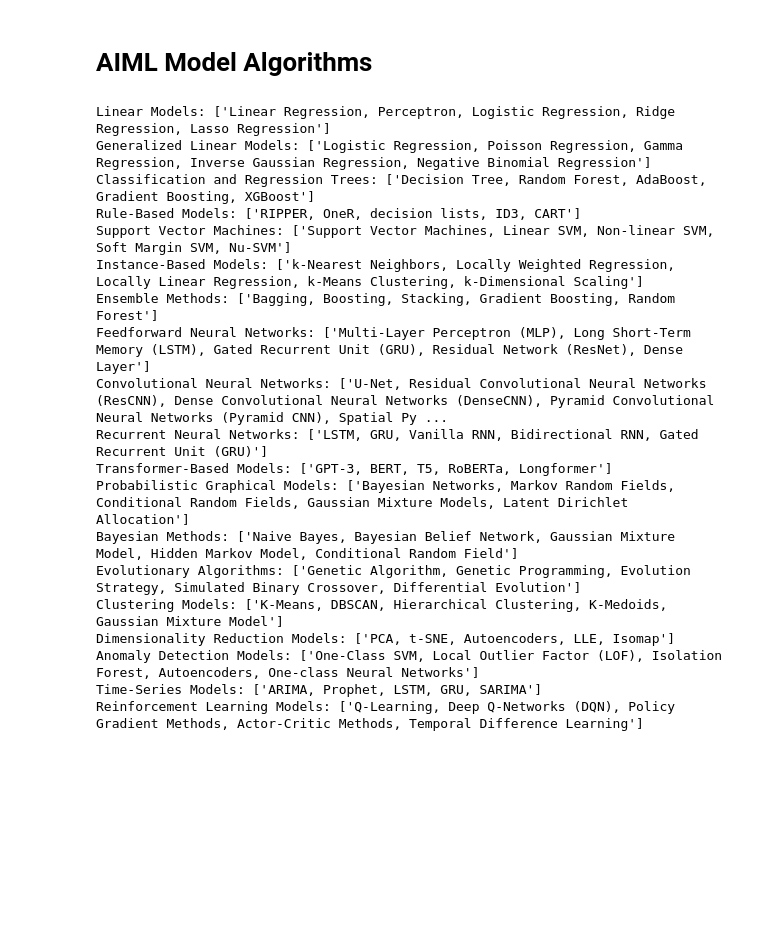
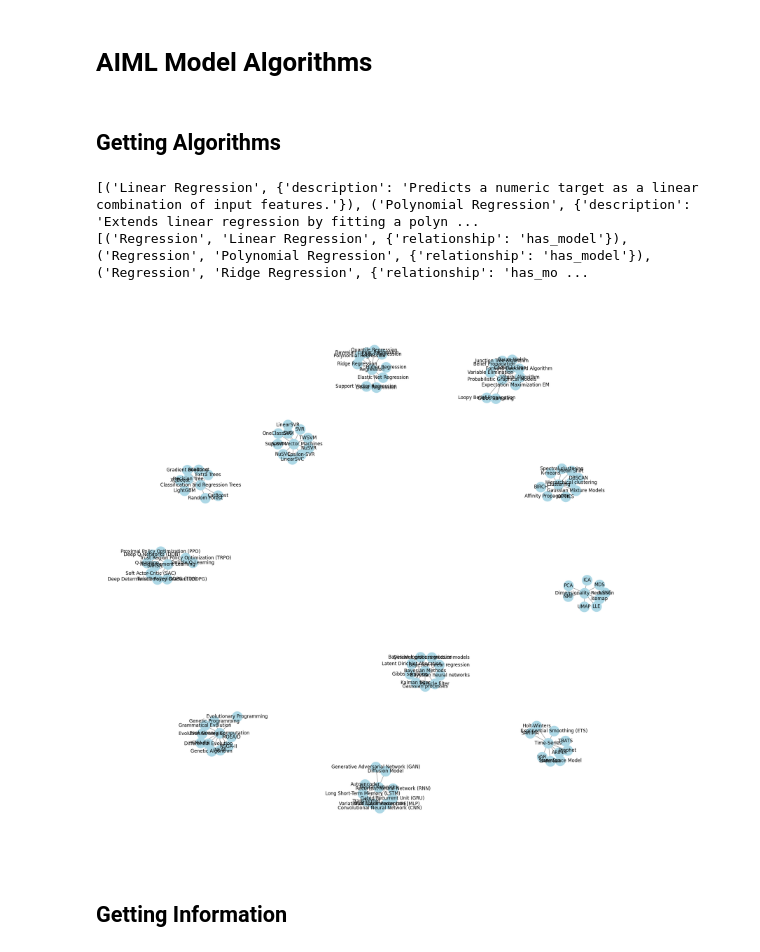
Before and after one commit to SriSanagavarapu/model-explainability, a Jupyter notebook: notebooks/networkx_trial.ipynb, the cells around one changed output. Cells and saved outputs as stored; diff of their text form; code cells hidden in the pictures; blank space fills up the shorter version.

Commit message:
Started the networkx graph

```diff
--- a/notebooks/networkx_trial.ipynb
+++ b/notebooks/networkx_trial.ipynb
@@ -60,0 +78,2 @@ NodeDataView({'Linear Models': {'type': 'AIML Model Family', 'description': 'Mod
+# %%
+graph.add_nodes_from([(i['name'], {'description': i['description']}) for i in json.loads(response.content)], type='AIML Model Family')
@@ -61,41 +96,40 @@ NodeDataView({'Linear Models': {'type': 'AIML Model Family', 'description': 'Mod
 # %% [markdown]
 # AIML Model Algorithms
+# %% [markdown]
+## Getting Algorithms
 # %%
-models_prompt = PromptTemplate.from_template("""List upto 5 popular algorithms belonging to the AIML model family '{model_family}'.
+models_prompt = PromptTemplate.from_template("""List 5-10 popular algorithms belonging to the AIML model family '{model_family}'.
                                              Here is a description of the type of models that belong to this family: {model_family_desc}.
-                                             Provide list of strings as output. Do not number them.
-                                             Use ',' as seperator.
-                                             Return only the list of strings and no other text.""")
+                                             Also provide a sinlge line description of each model family.
+                                             Provide the results as a list of json objects with 'name' and 'description' as keys. Do not number them.
+                                             Return only the list of json objects and no other text. Do not use any special characters. Use pure json format directly parsable by python json library.""")
 # %%
 model_chain = models_prompt | llm | StrOutputParser()
-models = {}
-for k,v in model_families_desc.items():
-    response = model_chain.invoke({'model_family': k, 'model_family_desc': v})
-    resp = response.split("\n")
-    print(f"{k}: {resp}")
-    models[k] = resp
-    # algorithms = [alg.strip() for alg in response.split(",")]
-    # print(f"{model_family}: {algorithms}")
-    # graph.add_nodes_from(algorithms, type='AIML Model Algorithm')
-    # edges = [(model_family, alg) for alg in algorithms]
-    # graph.add_edges_from(edges)
+nodes = []
+edges = []
+for model_fam in model_families:
+    response = model_chain.invoke({'model_family': model_fam['name'], 'model_family_desc': model_fam['description']})
+    # print(response)
+    models = json.loads(response)
+    for model in models:
+        nodes.append((model['name'], {'description': model['description']}))
+        edges.append((model_fam['name'], model['name'], {'relationship': 'has_model'}))
-# %% [output]
-Linear Models: ['Linear Regression, Perceptron, Logistic Regression, Ridge Regression, Lasso Regression']
-Generalized Linear Models: ['Logistic Regression, Poisson Regression, Gamma Regression, Inverse Gaussian Regression, Negative Binomial Regression']
-Classification and Regression Trees: ['Decision Tree, Random Forest, AdaBoost, Gradient Boosting, XGBoost']
-Rule-Based Models: ['RIPPER, OneR, decision lists, ID3, CART']
-Support Vector Machines: ['Support Vector Machines, Linear SVM, Non-linear SVM, Soft Margin SVM, Nu-SVM']
-Instance-Based Models: ['k-Nearest Neighbors, Locally Weighted Regression, Locally Linear Regression, k-Means Clustering, k-Dimensional Scaling']
-Ensemble Methods: ['Bagging, Boosting, Stacking, Gradient Boosting, Random Forest']
-Feedforward Neural Networks: ['Multi-Layer Perceptron (MLP), Long Short-Term Memory (LSTM), Gated Recurrent Unit (GRU), Residual Network (ResNet), Dense Layer']
-Convolutional Neural Networks: ['U-Net, Residual Convolutional Neural Networks (ResCNN), Dense Convolutional Neural Networks (DenseCNN), Pyramid Convolutional Neural Networks (Pyramid CNN), Spatial Py ...
-Recurrent Neural Networks: ['LSTM, GRU, Vanilla RNN, Bidirectional RNN, Gated Recurrent Unit (GRU)']
-Transformer-Based Models: ['GPT-3, BERT, T5, RoBERTa, Longformer']
-Probabilistic Graphical Models: ['Bayesian Networks, Markov Random Fields, Conditional Random Fields, Gaussian Mixture Models, Latent Dirichlet Allocation']
-Bayesian Methods: ['Naive Bayes, Bayesian Belief Network, Gaussian Mixture Model, Hidden Markov Model, Conditional Random Field']
-Evolutionary Algorithms: ['Genetic Algorithm, Genetic Programming, Evolution Strategy, Simulated Binary Crossover, Differential Evolution']
-Clustering Models: ['K-Means, DBSCAN, Hierarchical Clustering, K-Medoids, Gaussian Mixture Model']
-Dimensionality Reduction Models: ['PCA, t-SNE, Autoencoders, LLE, Isomap']
-Anomaly Detection Models: ['One-Class SVM, Local Outlier Factor (LOF), Isolation Forest, Autoencoders, One-class Neural Networks']
-Time-Series Models: ['ARIMA, Prophet, LSTM, GRU, SARIMA']
-Reinforcement Learning Models: ['Q-Learning, Deep Q-Networks (DQN), Policy Gradient Methods, Actor-Critic Methods, Temporal Difference Learning']
+# %%
+print(nodes)
+print(edges)
+# %% [output]
+[('Linear Regression', {'description': 'Predicts a numeric target as a linear combination of input features.'}), ('Polynomial Regression', {'description': 'Extends linear regression by fitting a polyn ...
+[('Regression', 'Linear Regression', {'relationship': 'has_model'}), ('Regression', 'Polynomial Regression', {'relationship': 'has_model'}), ('Regression', 'Ridge Regression', {'relationship': 'has_mo ...
+# %%
+graph.add_nodes_from(nodes, type='AIML Model Algorithm')
+graph.add_edges_from(edges)
+# %%
+import matplotlib.pyplot as plt
+
+plt.figure(figsize=(20, 20))
+nx.draw(graph, with_labels=True, node_color='lightblue', edge_color='gray', node_size=700)
+plt.show()
+# %% [output]
+[figure, added]
+# %% [markdown]
+## Getting Information
```
Also changed, not shown: parts of 16 cells of this notebook, 1 other file.
